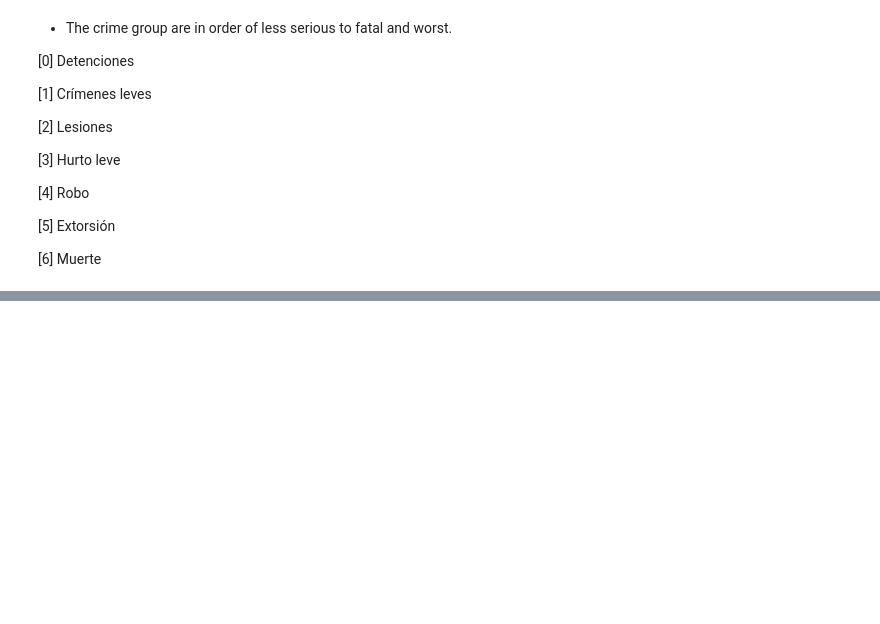
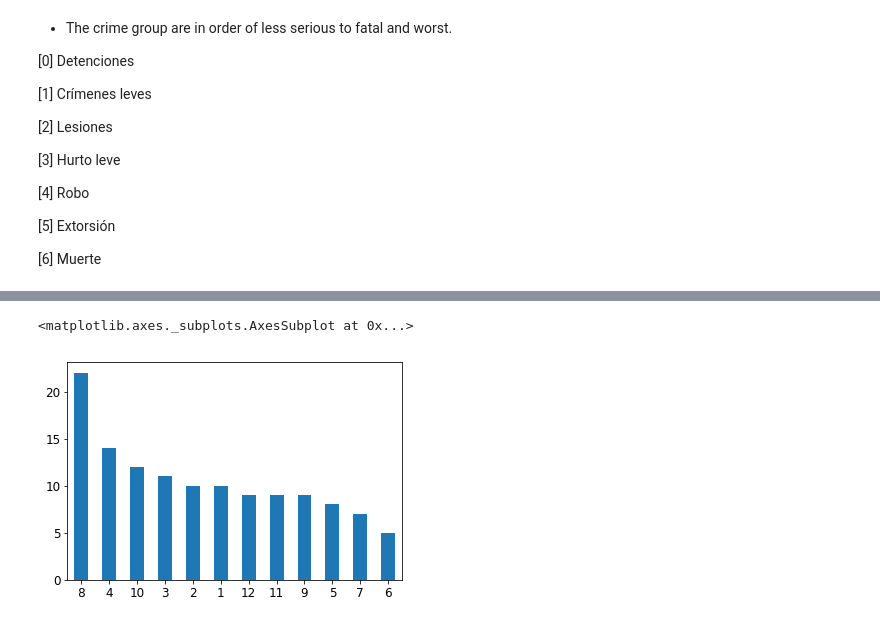
Before and after one commit to nathsmo/Victimas_PNC_2017, a Jupyter notebook: Procesamiento2.ipynb, the cells around one changed output, grey strips where cells are left out. Saved outputs shown, nothing was run; the diff lists cells and outputs as text; code cells hidden in the pictures; blank space fills up the shorter version.

Commit message:
Further investigation into Municipalidad of Fraijanes

```diff
--- a/Procesamiento2.ipynb
+++ b/Procesamiento2.ipynb
@@ -155,0 +165,2 @@ Ciudad_Count_Table.plot.bar(x='lab', y='val', rot=0)
+# %%
+fraijanes = ciudad.loc[ciudad.muni ==113]
@@ -155,0 +169,13 @@ Ciudad_Count_Table.plot.bar(x='lab', y='val', rot=0)
+# %%
+Fraijanes_mes_Count_Table = fraijanes.mes.value_counts()
+Fraijanes_dia_sem_Count_Table = fraijanes.dia_sem.value_counts()
+Fraijanes_g_hora_Count_Table = fraijanes.g_hora.value_counts()
+Fraijanes_area_Count_Table = fraijanes.area.value_counts()
+Fraijanes_sexo_Count_Table = fraijanes.sexo.value_counts()
+Fraijanes_g_edad_Count_Table = fraijanes.g_edad.value_counts()
+Fraijanes_delito_Count_Table = fraijanes.delito.value_counts()
+# %%
+Fraijanes_mes_Count_Table.plot.bar(x='lab', y='val', rot=0)
+# %% [output]
+<matplotlib.axes._subplots.AxesSubplot at 0x...>
+[figure, added]
```
Also changed, not shown: parts of 12 cells of this notebook.
